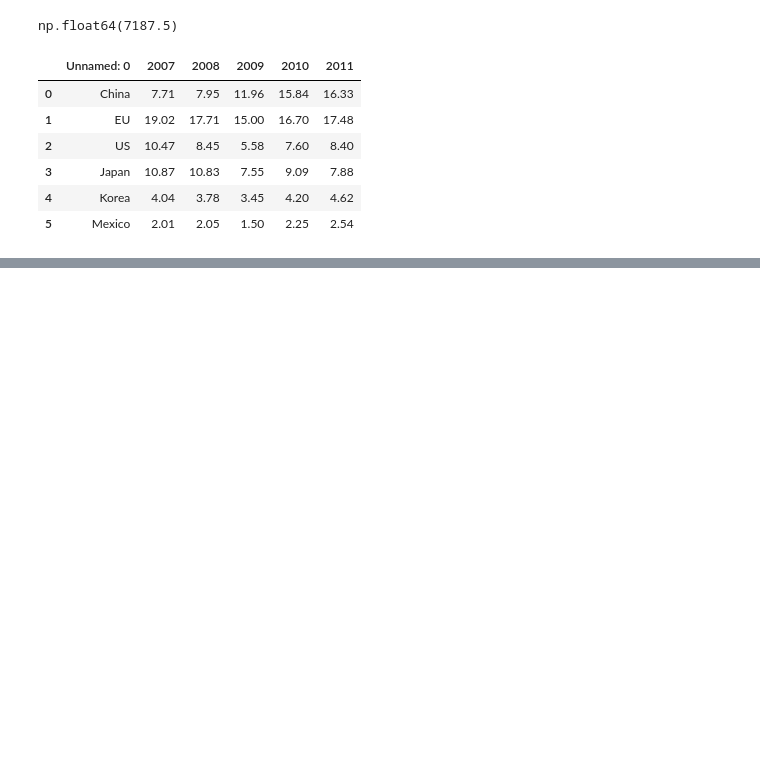
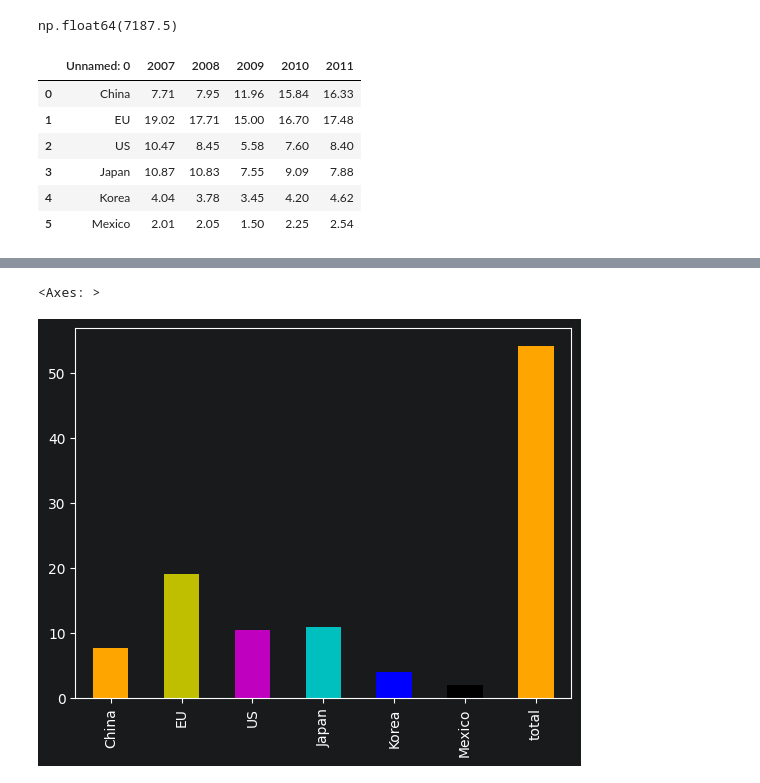
Before and after one commit to Gwiin/study, a Jupyter notebook: ML/pandas/ex_01.ipynb, the cells around one changed output, grey strips where cells are left out. Saved outputs shown, nothing was run; the diff lists cells and outputs as text; code cells hidden in the pictures; blank space fills up the shorter version.

```diff
--- a/ML/pandas/ex_01.ipynb
+++ b/ML/pandas/ex_01.ipynb
@@ -95,0 +187,3 @@ df
+# %%
+df = pd.read_csv(file, index_col=0)
+print(df)
@@ -95,0 +198,3 @@ df
+# %%
+sum = df.select_dtypes(include='float64').sum()
+print(sum)
@@ -95,0 +208,3 @@ df
+# %%
+df.loc['total'] = sum
+print(df)
@@ -95,0 +220,5 @@ df
+# %%
+df['2007'].plot(kind='bar', color=['orange','y','m','c','b','k'])
+# %% [output]
+<Axes: >
+[figure, added]
```
Also changed, not shown: parts of 55 cells of this notebook, 6 other files.
